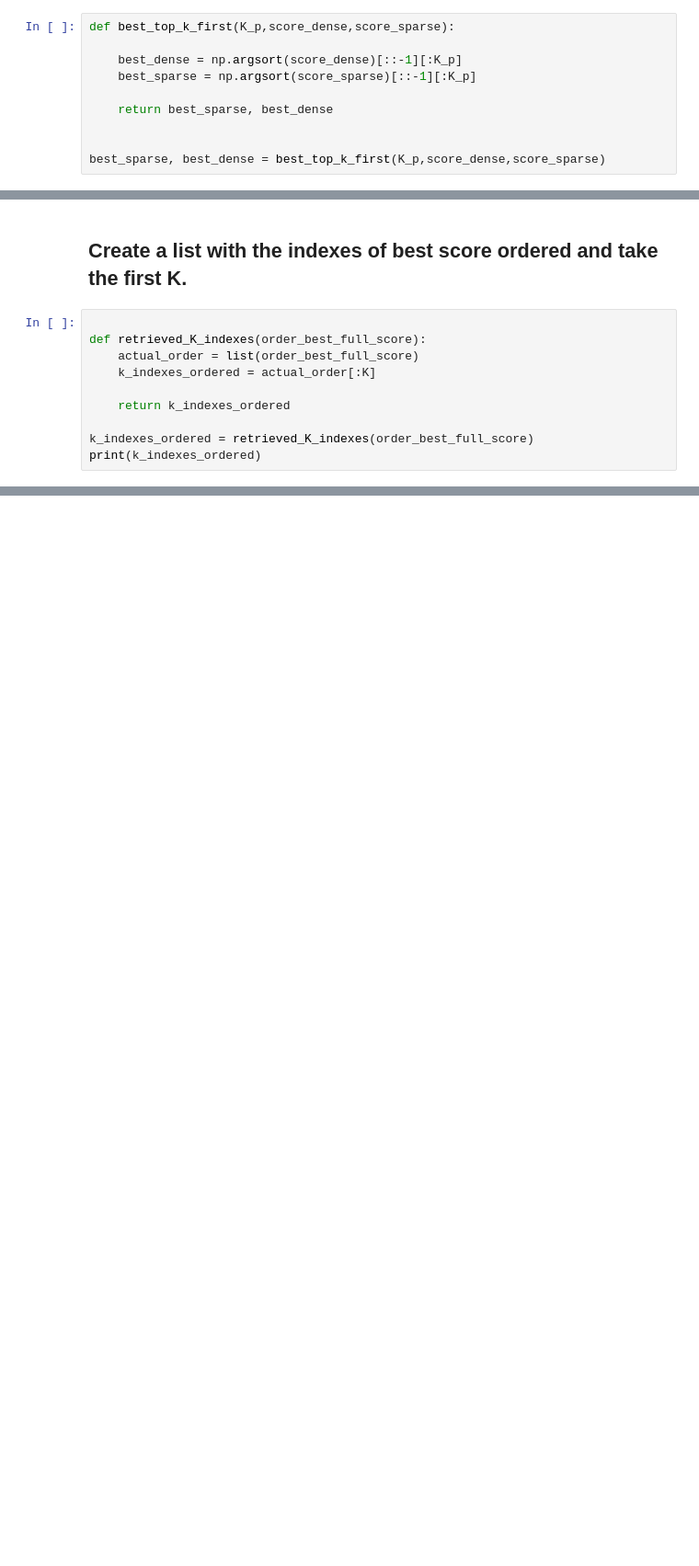
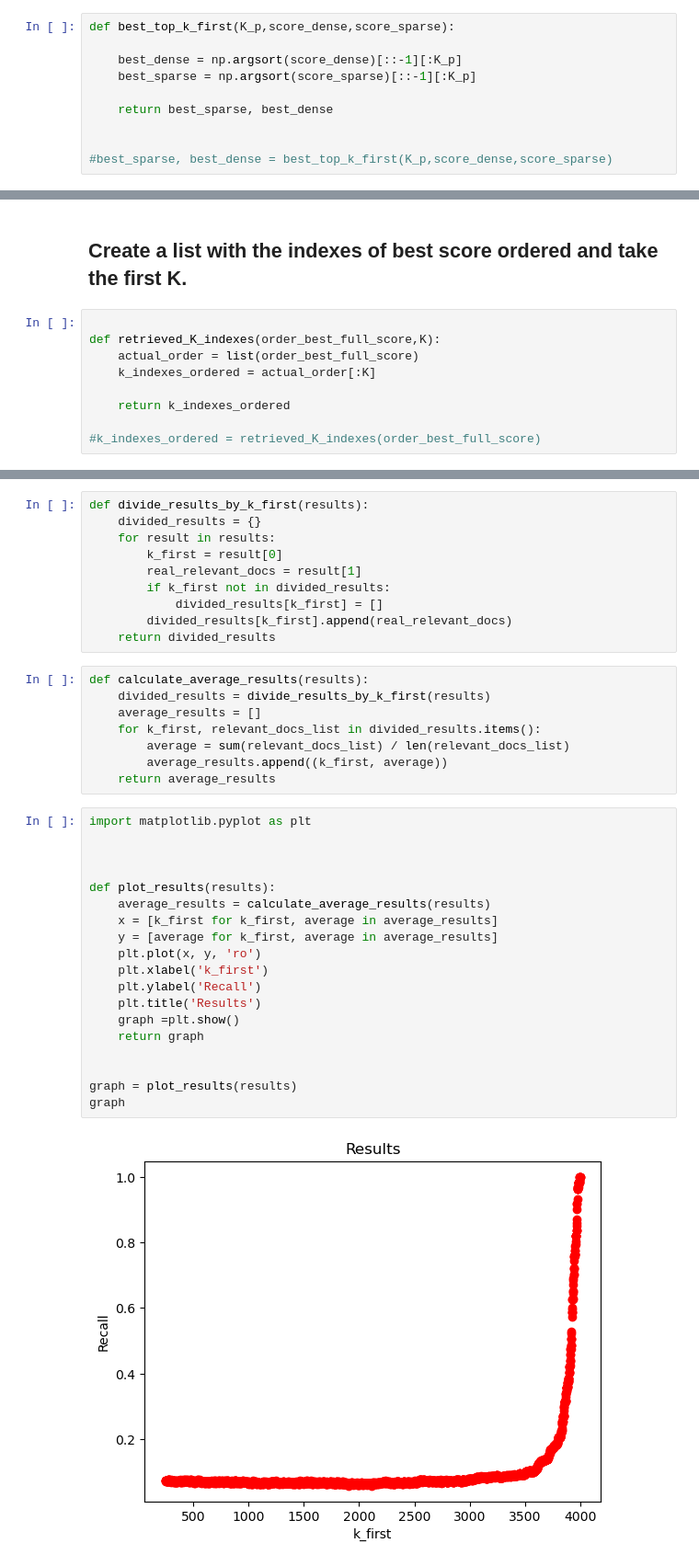
Before and after one commit to tali9943/Ranking, a Jupyter notebook: rank.ipynb, the cells around one changed output, grey strips where cells are left out. Shown: that part at 92% size. Drawn from its saved outputs; the diff is of its cells as text; blank space fills up the shorter version.

```diff
--- a/rank.ipynb
+++ b/rank.ipynb
@@ -350,7 +349,7 @@ def best_top_k_first(K_p,score_dense,score_sparse):
     return best_sparse, best_dense
 
 
-best_sparse, best_dense = best_top_k_first(K_p,score_dense,score_sparse)
+#best_sparse, best_dense = best_top_k_first(K_p,score_dense,score_sparse)
 # %% [markdown]
 ### Union, without duplicate, of best sparse and best dense elements of vectors
 # %%
@@ -413,11 +375,10 @@ array([0.39146209, 0.42335299, 0.15459104, 0.43522533, 0.37202477,
 ## Create a list with the indexes of best score ordered and take the first K.
 # %%
 
-def retrieved_K_indexes(order_best_full_score):
+def retrieved_K_indexes(order_best_full_score,K):
     actual_order = list(order_best_full_score)
     k_indexes_ordered = actual_order[:K]
 
     return k_indexes_ordered
 
-k_indexes_ordered = retrieved_K_indexes(order_best_full_score)
-print(k_indexes_ordered)
+#k_indexes_ordered = retrieved_K_indexes(order_best_full_score)
@@ -447,0 +437,39 @@ PERCENTAGE REAL RELEVANT DOCUMENTS:
+# %%
+def divide_results_by_k_first(results):
+    divided_results = {}
+    for result in results:
+        k_first = result[0]
+        real_relevant_docs = result[1]
+        if k_first not in divided_results:
+            divided_results[k_first] = []
+        divided_results[k_first].append(real_relevant_docs)
+    return divided_results
+# %%
+def calculate_average_results(results):
+    divided_results = divide_results_by_k_first(results)
+    average_results = []
+    for k_first, relevant_docs_list in divided_results.items():
+        average = sum(relevant_docs_list) / len(relevant_docs_list)
+        average_results.append((k_first, average))
+    return average_results
+# %%
+import matplotlib.pyplot as plt
+
+
+
+def plot_results(results):
+    average_results = calculate_average_results(results)
+    x = [k_first for k_first, average in average_results]
+    y = [average for k_first, average in average_results]
+    plt.plot(x, y, 'ro')
+    plt.xlabel('k_first')
+    plt.ylabel('Recall')
+    plt.title('Results')
+    graph =plt.show()
+    return graph
+
+
+graph = plot_results(results)
+graph
+# %% [output]
+[figure, added]
```
Also changed, not shown: parts of 15 cells of this notebook, 1 other file.
